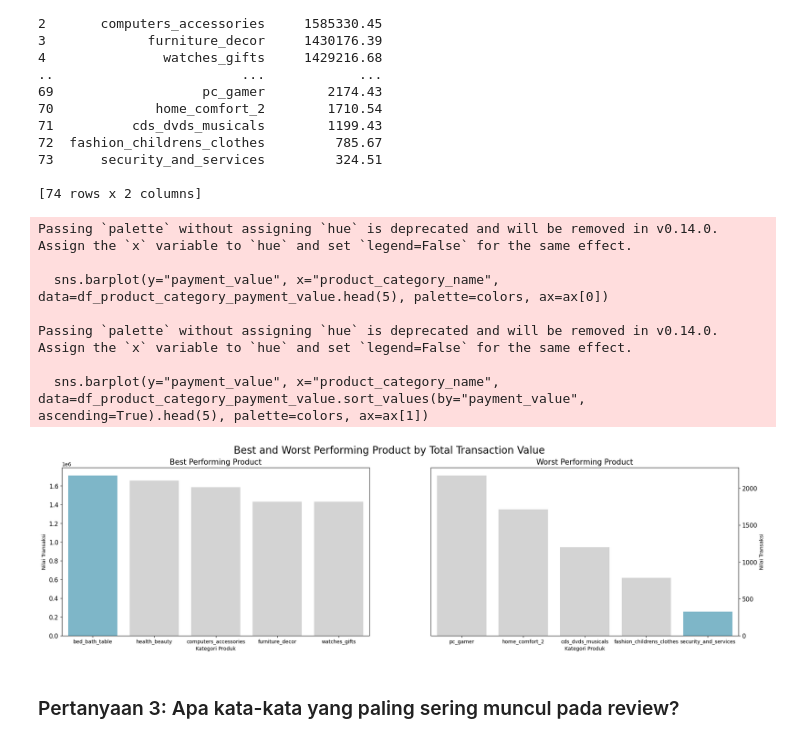
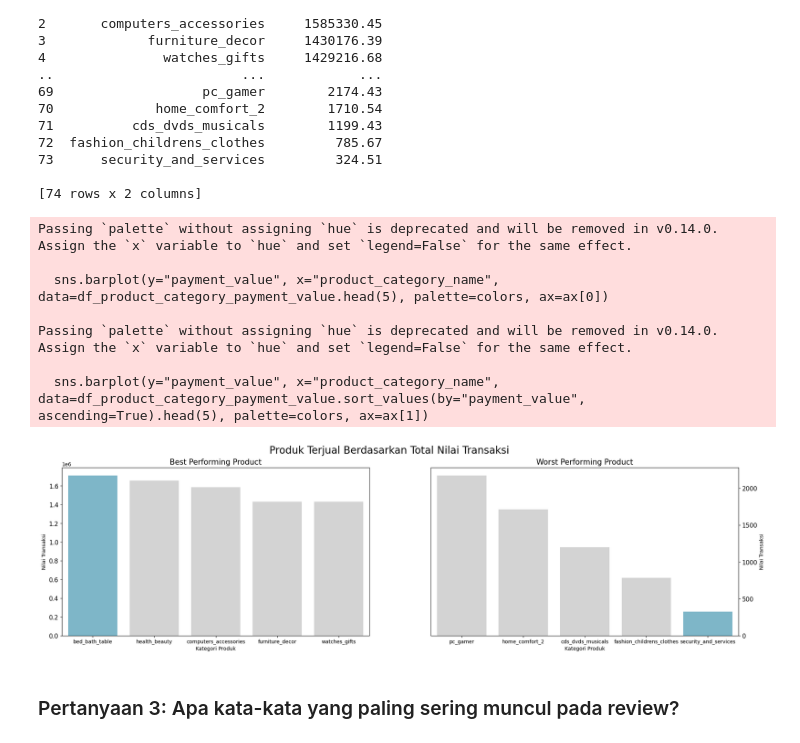
Before and after one commit to lovdianchel/customer-analysis-dicoding, a Jupyter notebook: notebook.ipynb, the cells around one changed output. Drawn from its saved outputs; the diff is of its cells as text; code cells hidden in the pictures.

```diff
--- a/notebook.ipynb
+++ b/notebook.ipynb
@@ -913,34 +913,34 @@ print(df_product_category_payment_value)
 # %%
 fig, ax = plt.subplots(nrows=1, ncols=2, figsize=(24, 6))
 
 colors = ["#72BCD4", "#D3D3D3", "#D3D3D3", "#D3D3D3", "#D3D3D3"]
 
 sns.barplot(y="payment_value", x="product_category_name", data=df_product_category_payment_value.head(5), palette=colors, ax=ax[0])
 ax[0].set_ylabel("Nilai Transaksi")
 ax[0].set_xlabel("Kategori Produk")
 ax[0].set_title("Best Performing Product", loc="center", fontsize=15)
 ax[0].tick_params(axis ='y', labelsize=12)
 
 sns.barplot(y="payment_value", x="product_category_name", data=df_product_category_payment_value.sort_values(by="payment_value", ascending=True).head(5), palette=colors, ax=ax[1])
 ax[1].set_ylabel("Nilai Transaksi")
 ax[1].set_xlabel("Kategori Produk")
 ax[1].invert_xaxis()
 ax[1].yaxis.set_label_position("right")
 ax[1].yaxis.tick_right()
 ax[1].set_title("Worst Performing Product", loc="center", fontsize=15)
 ax[1].tick_params(axis='y', labelsize=12)
 
-plt.suptitle("Best and Worst Performing Product by Total Transaction Value", fontsize=20)
+plt.suptitle("Produk Terjual Berdasarkan Total Nilai Transaksi", fontsize=20)
 plt.show()
 # %% [output]
 Passing `palette` without assigning `hue` is deprecated and will be removed in v0.14.0. Assign the `x` variable to `hue` and set `legend=False` for the same effect.
 
   sns.barplot(y="payment_value", x="product_category_name", data=df_product_category_payment_value.head(5), palette=colors, ax=ax[0])
 
 Passing `palette` without assigning `hue` is deprecated and will be removed in v0.14.0. Assign the `x` variable to `hue` and set `legend=False` for the same effect.
 
   sns.barplot(y="payment_value", x="product_category_name", data=df_product_category_payment_value.sort_values(by="payment_value", ascending=True).head(5), palette=colors, ax=ax[1])
-[figure, old version]
+[figure, new version]
 # %% [markdown]
 ### Pertanyaan 3: Apa kata-kata yang paling sering muncul pada review?
 # %%
```
Also changed, not shown: parts of 8 cells of this notebook, 1 other file.
